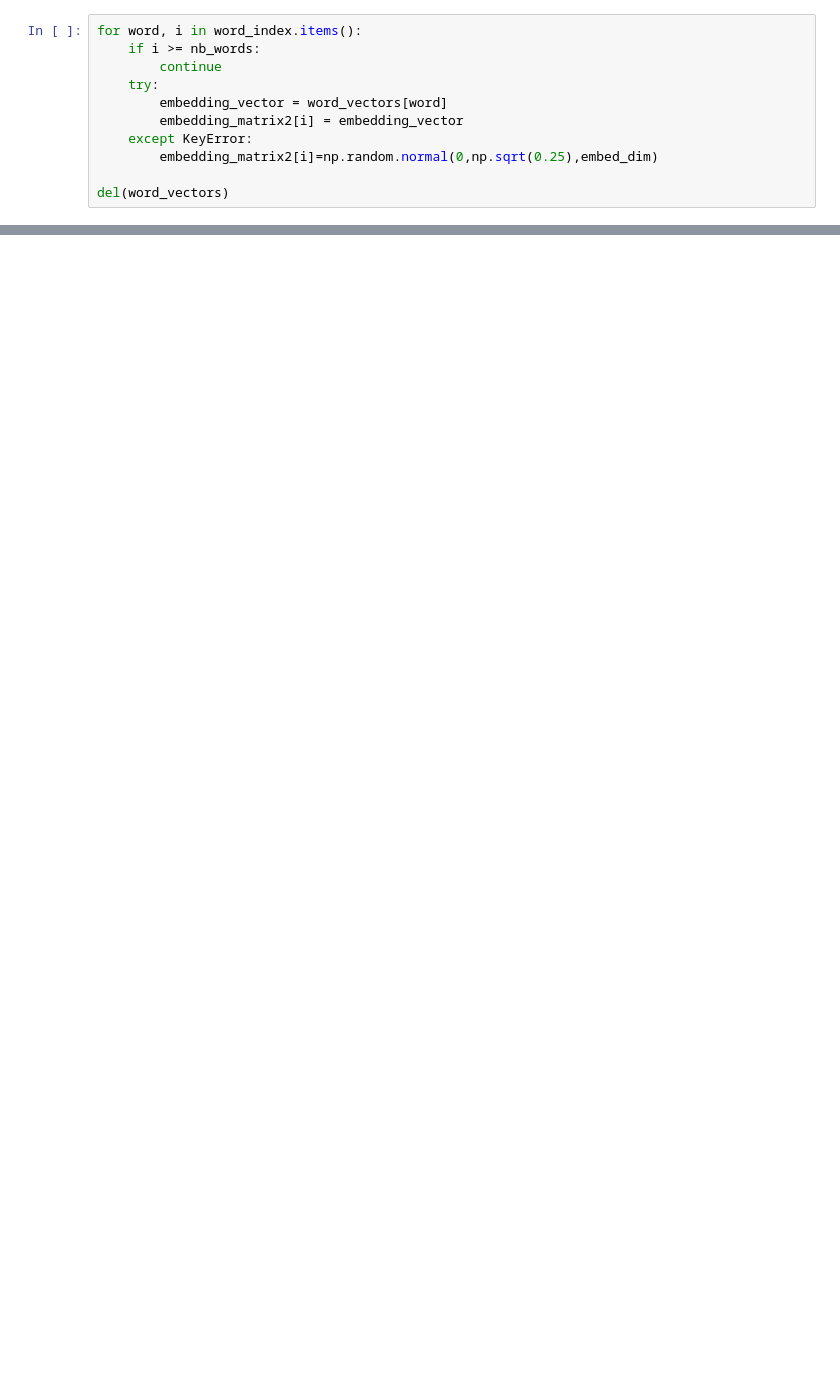
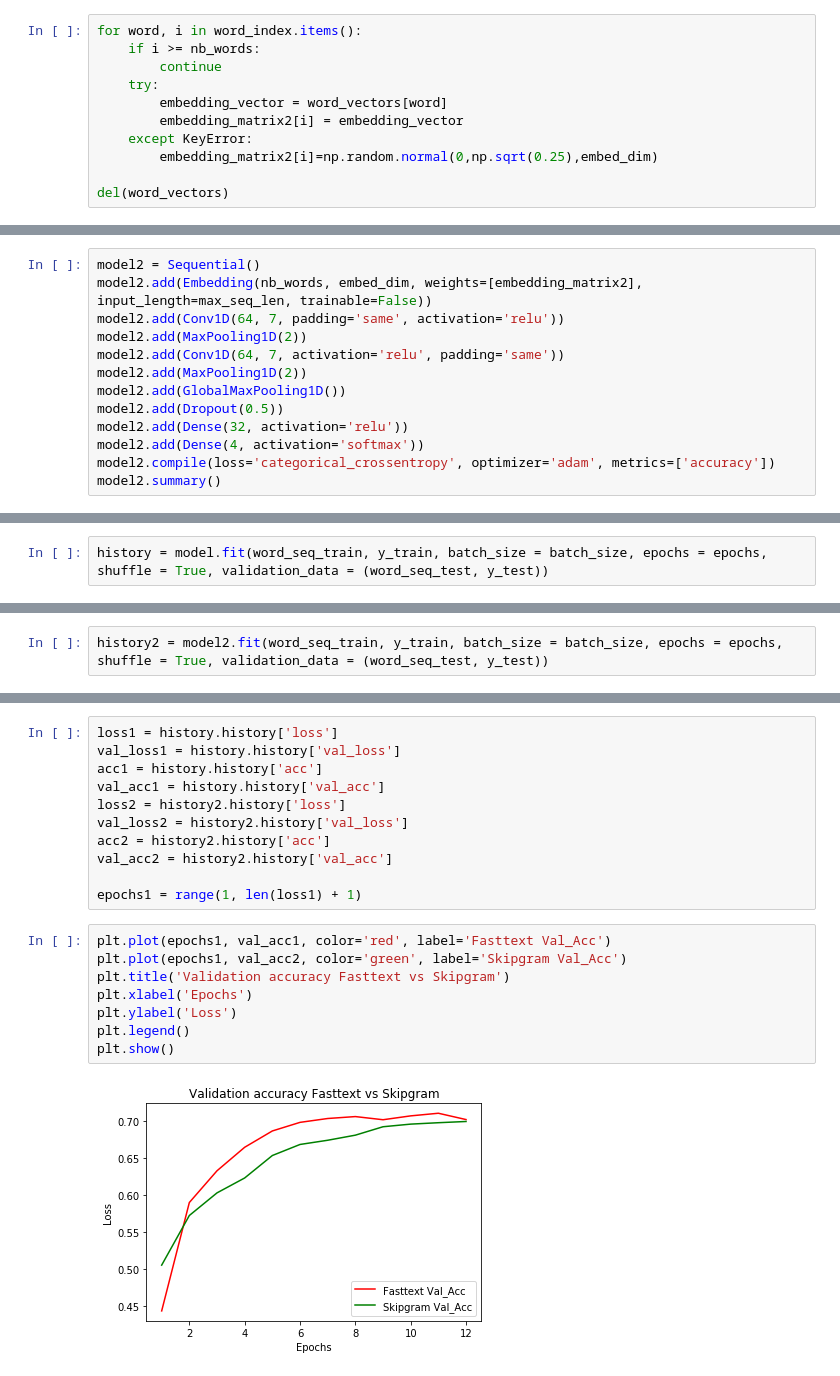
Before and after one commit to SarapRohan/fastText-SentimentalAnalysis, a Jupyter notebook: Final.ipynb, the cells around one changed output, grey strips where cells are left out. Saved outputs shown, nothing was run; the diff lists cells and outputs as text; blank space fills up the shorter version.

```diff
--- a/Final.ipynb
+++ b/Final.ipynb
@@ -556,0 +196,13 @@ class Swarm:
+# %%
+model2 = Sequential()
+model2.add(Embedding(nb_words, embed_dim, weights=[embedding_matrix2], input_length=max_seq_len, trainable=False))
+model2.add(Conv1D(64, 7, padding='same', activation='relu'))
+model2.add(MaxPooling1D(2))
+model2.add(Conv1D(64, 7, activation='relu', padding='same'))
+model2.add(MaxPooling1D(2))
+model2.add(GlobalMaxPooling1D())
+model2.add(Dropout(0.5))
+model2.add(Dense(32, activation='relu'))
+model2.add(Dense(4, activation='softmax'))
+model2.compile(loss='categorical_crossentropy', optimizer='adam', metrics=['accuracy'])
+model2.summary()
@@ -556,0 +227,2 @@ class Swarm:
+# %%
+history = model.fit(word_seq_train, y_train, batch_size = batch_size, epochs = epochs, shuffle = True, validation_data = (word_seq_test, y_test))
@@ -556,0 +250,2 @@ class Swarm:
+# %%
+history2 = model2.fit(word_seq_train, y_train, batch_size = batch_size, epochs = epochs, shuffle = True, validation_data = (word_seq_test, y_test))
@@ -556,0 +298,21 @@ class Swarm:
+# %%
+loss1 = history.history['loss']
+val_loss1 = history.history['val_loss']
+acc1 = history.history['acc']
+val_acc1 = history.history['val_acc']
+loss2 = history2.history['loss']
+val_loss2 = history2.history['val_loss']
+acc2 = history2.history['acc']
+val_acc2 = history2.history['val_acc']
+
+epochs1 = range(1, len(loss1) + 1)
+# %%
+plt.plot(epochs1, val_acc1, color='red', label='Fasttext Val_Acc')
+plt.plot(epochs1, val_acc2, color='green', label='Skipgram Val_Acc')
+plt.title('Validation accuracy Fasttext vs Skipgram')
+plt.xlabel('Epochs')
+plt.ylabel('Loss')
+plt.legend()
+plt.show()
+# %% [output]
+[figure, added]
```
Also changed, not shown: parts of 72 cells of this notebook, 1 other file.
